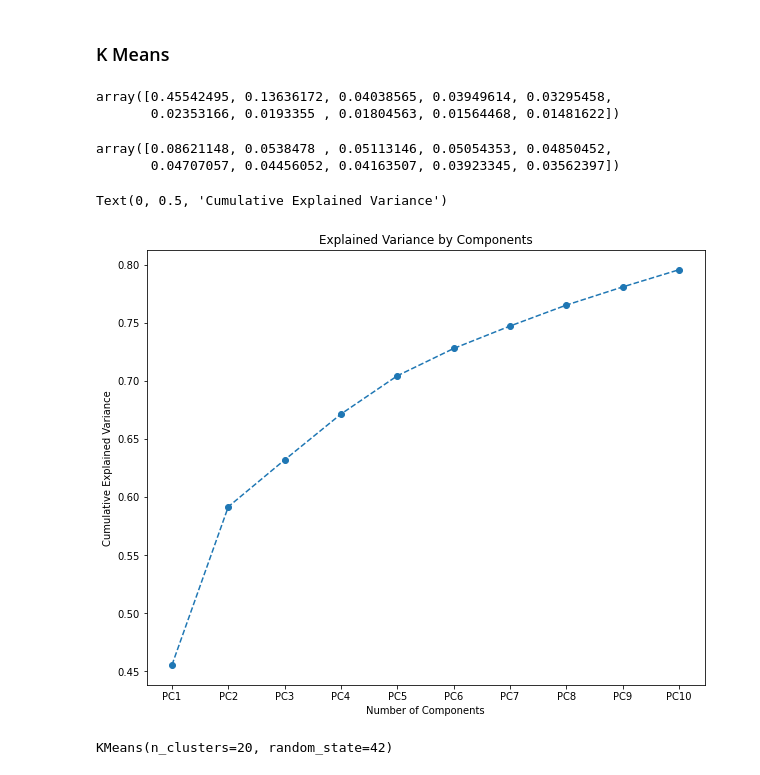
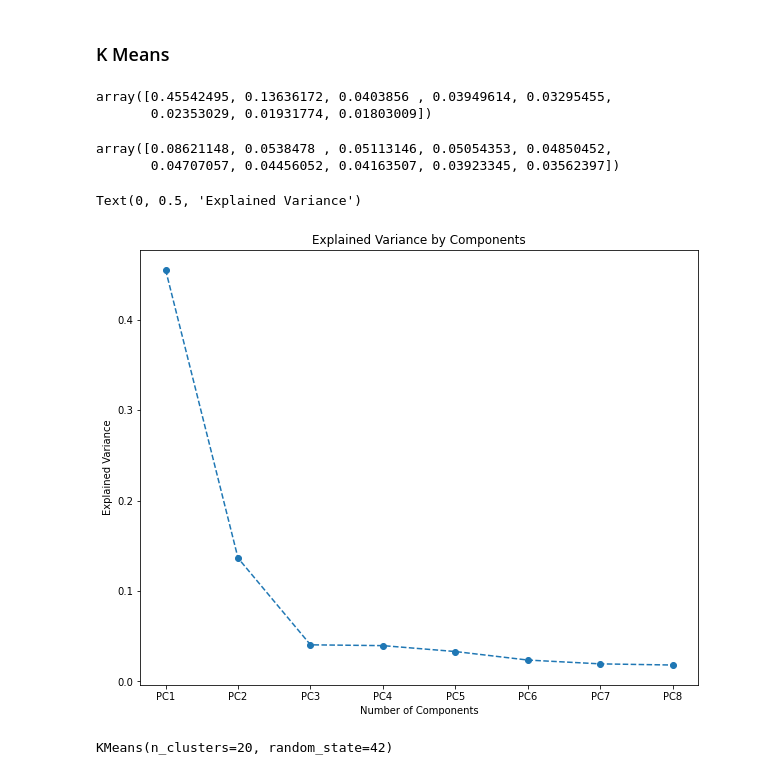
Before and after one commit to Zheng-Lu/Spotify-Worldwide-Trends-Analysis, a Jupyter notebook: Analysis.ipynb, the cells around one changed output. Drawn from its saved outputs; the diff is of its cells as text; code cells hidden in the pictures.

```diff
--- a/Analysis.ipynb
+++ b/Analysis.ipynb
@@ -980,12 +1026,12 @@ pca_results
 scaler = StandardScaler()
 segmentation_std = scaler.fit_transform(cluster)
 # %%
-pca = PCA(n_components = 10)
+pca = PCA(n_components = 8)
 pca.fit(cluster)
 pca.explained_variance_ratio_
 # %% [output]
-array([0.45542495, 0.13636172, 0.04038565, 0.03949614, 0.03295458,
-       0.02353166, 0.0193355 , 0.01804563, 0.01564468, 0.01481622])
+array([0.45542495, 0.13636172, 0.0403856 , 0.03949614, 0.03295455,
+       0.02353029, 0.01931774, 0.01803009])
 # %%
 # pca = PCA(n_components = 10)
 # pca.fit(segmentation_std)
@@ -995,13 +1041,13 @@ array([0.08621148, 0.0538478 , 0.05113146, 0.05054353, 0.04850452,
        0.04707057, 0.04456052, 0.04163507, 0.03923345, 0.03562397])
 # %%
 plt.figure(figsize = (10,8))
-plt.plot(['PC'+str(i) for i in range(1,11)], pca.explained_variance_ratio_.cumsum(), marker = 'o', linestyle = '--')
+plt.plot(['PC'+str(i) for i in range(1,9)], pca.explained_variance_ratio_, marker = 'o', linestyle = '--')
 plt.title('Explained Variance by Components')
 plt.xlabel('Number of Components')
-plt.ylabel('Cumulative Explained Variance')
+plt.ylabel('Explained Variance')
 # %% [output]
-Text(0, 0.5, 'Cumulative Explained Variance')
+Text(0, 0.5, 'Explained Variance')
-[figure, old version]
+[figure, new version]
 # %%
 pca = PCA(n_components = 3)
 pca.fit(cluster)
```
Also changed, not shown: parts of 5 cells of this notebook.
